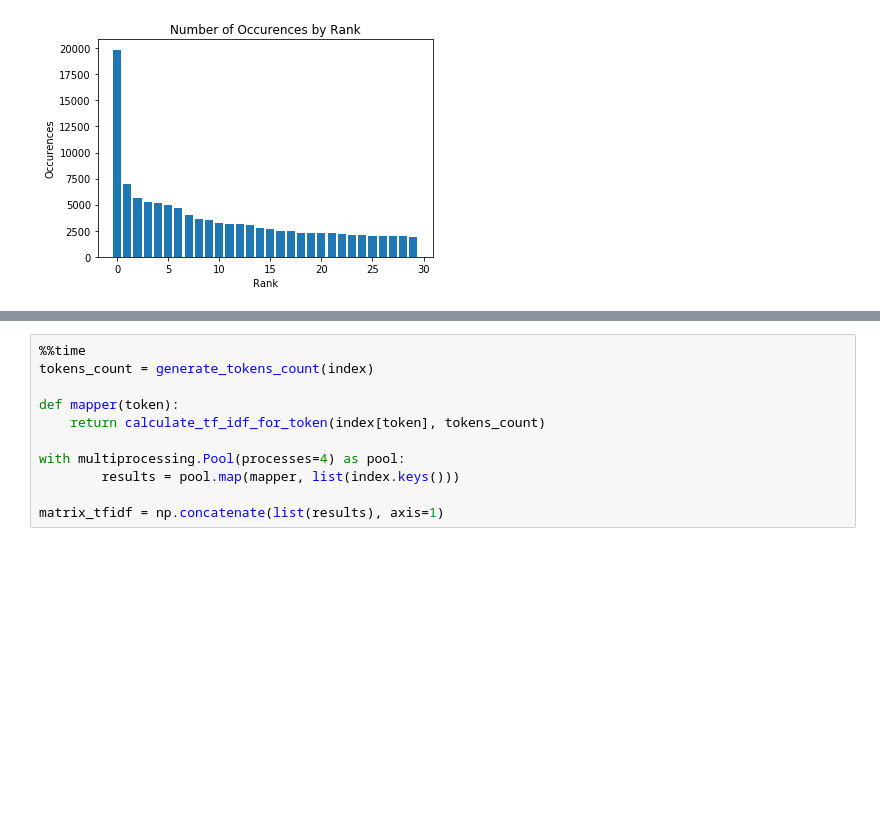
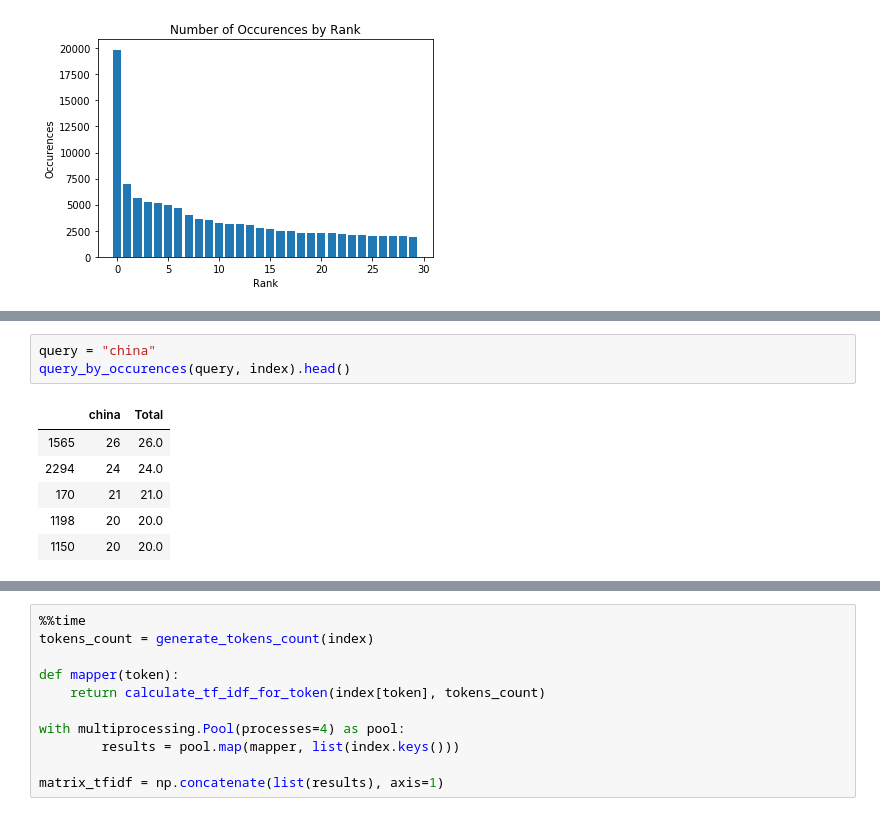
Before and after one commit to Barenn/Indexation-Web-TP, a Jupyter notebook: tp1.ipynb, the cells around one changed output, grey strips where cells are left out. Drawn from its saved outputs; the diff is of its cells as text; blank space fills up the shorter version.

```diff
--- a/tp1.ipynb
+++ b/tp1.ipynb
@@ -193,0 +221,10 @@ plt.show()
+# %%
+query = "china"
+query_by_occurences(query, index).head()
+# %% [output]
+|  | china | Total |
+| 1565 | 26 | 26.0 |
+| 2294 | 24 | 24.0 |
+| 170 | 21 | 21.0 |
+| 1198 | 20 | 20.0 |
+| 1150 | 20 | 20.0 |
```
Also changed, not shown: parts of 11 cells of this notebook, 1 other file.
